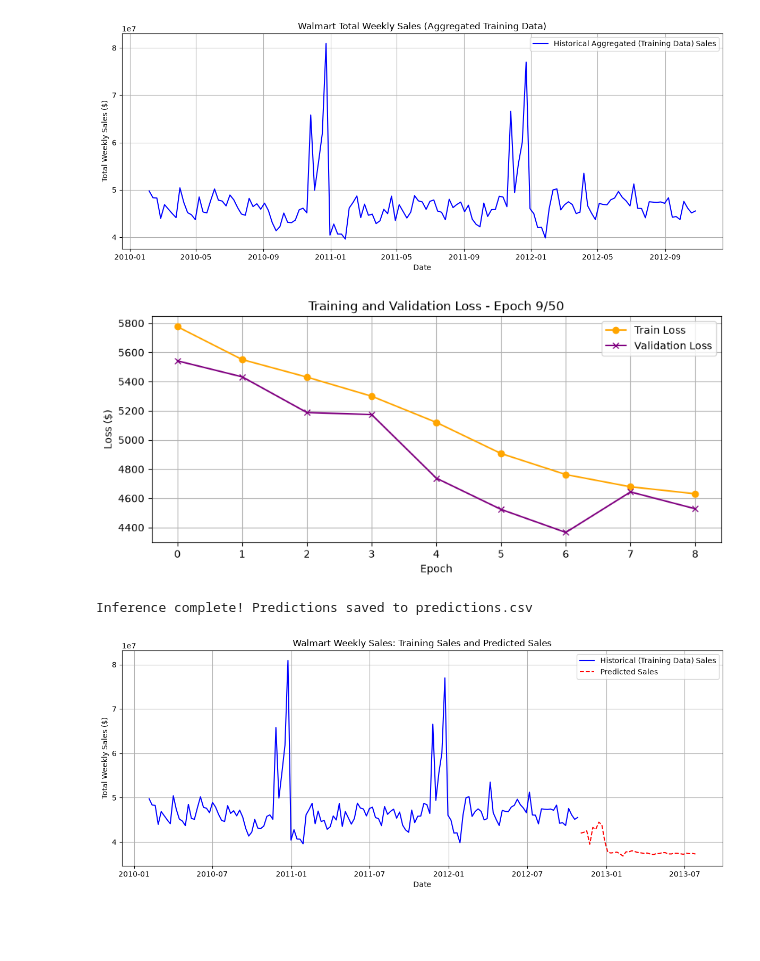
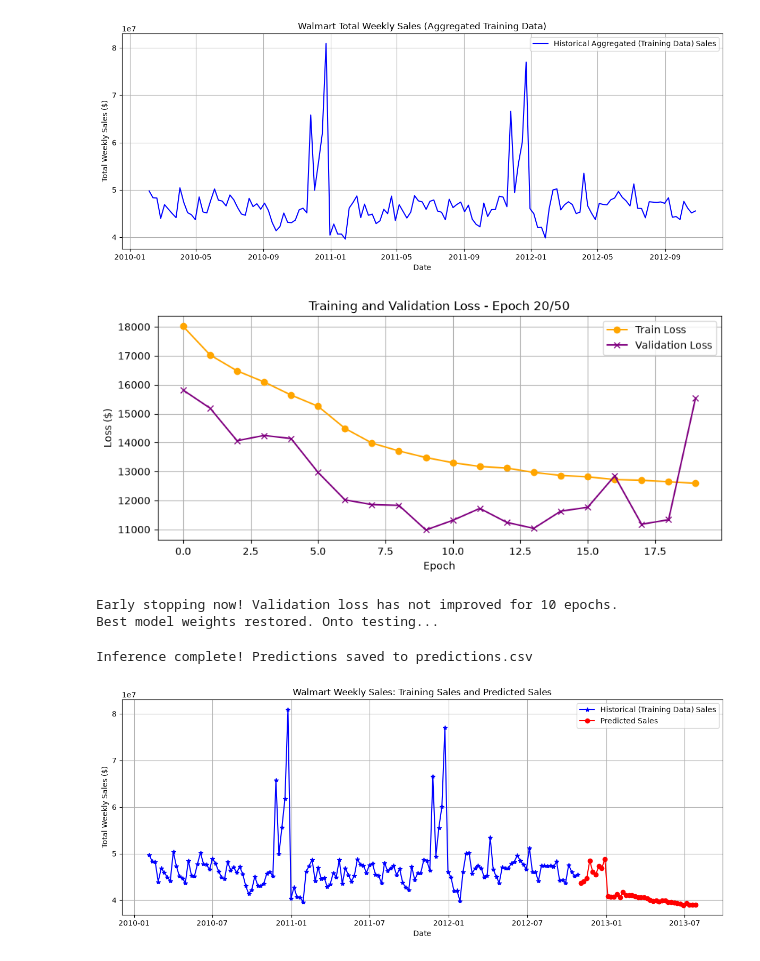
Before and after one commit to cruzas/showcase-time-series, a Jupyter notebook: notebooks/sales_forecasting.ipynb, the cells around one changed output. Drawn from its saved outputs; the diff is of its cells as text; code cells hidden in the pictures; blank space fills up the shorter version.

Commit message:
V0 of predictor. Much to improve - data processing, feature construction, etc.

```diff
--- a/notebooks/sales_forecasting.ipynb
+++ b/notebooks/sales_forecasting.ipynb
@@ -88,12 +88,12 @@ val_loader = DataLoader(val_set, batch_size=128, shuffle=False)
 model = SalesPredictor(x_train.shape[1])
 
 # Define the loss function and create the optimizer
-criterion = nn.HuberLoss(delta=1.0)
+criterion = nn.MSELoss()
 optimizer = optim.Adam(model.parameters(), lr=0.001) # For simplicity, using Adam as the optimizer.
 # %%
 # Training configurations.
 epochs = 50
-patience = 6 # Number of epochs to wait for early stopping.
+patience = 10 # Patience before early stopping.
 best_val_loss = float('inf')
 early_stopping_counter = 0
 
@@ -158,34 +158,36 @@ for epoch in range(epochs):
     ax.plot(val_losses_history, label='Validation Loss', color='purple', marker='x')
     ax.set_title(f'Training and Validation Loss - Epoch {epoch+1}/{epochs}')
     ax.set_xlabel('Epoch')
     ax.set_ylabel('Loss ($)')
     ax.legend()
     ax.grid(True)
     plt.draw()
     plt.pause(0.01)
 
     # Early stopping check
     if real_val_error < best_val_loss:
         best_val_loss = real_val_error
         early_stopping_counter = 0
         # Save the best weights
         torch.save(model.state_dict(), 'saved_weights/best_model.pth')
     else:
         early_stopping_counter += 1
 
     if early_stopping_counter >= patience:
         print(f"\nEarly stopping now! Validation loss has not improved for {patience} epochs.")
         break # terminate the training loop
 
 # Turn off interactive plot mode once training has concluded
 plt.ioff()
 plt.show()
 
 # Load the best model weights back in before testing inference.
 model.load_state_dict(torch.load('saved_weights/best_model.pth', weights_only=True))
 print("Best model weights restored. Onto testing...")
 # %% [output]
-[figure, old version]
+[figure, new version]
+Early stopping now! Validation loss has not improved for 10 epochs.
+Best model weights restored. Onto testing...
 # %%
 # Load and merge the test data.
 test_df = load_and_merge_data('data', is_test=True)
@@ -228,8 +230,8 @@ test_with_date['Predicted_Sales'] = real_predictions.flatten()
 test_agg = test_with_date.groupby('Date')['Predicted_Sales'].sum().reset_index()
 
 plt.figure(figsize=(12, 5))
-plt.plot(train_agg['Date'], train_agg['Weekly_Sales'], label='Historical (Training Data) Sales', color='blue')
-plt.plot(test_agg['Date'], test_agg['Predicted_Sales'], label='Predicted Sales', color='red', linestyle='--')
+plt.plot(train_agg['Date'], train_agg['Weekly_Sales'], label='Historical (Training Data) Sales', color='blue', marker="*")
+plt.plot(test_agg['Date'], test_agg['Predicted_Sales'], label='Predicted Sales', color='red', marker="o")
 plt.title('Walmart Weekly Sales: Training Sales and Predicted Sales')
 plt.xlabel('Date')
 plt.ylabel('Total Weekly Sales ($)')
@@ -239,4 +241,4 @@ plt.tight_layout()
 plt.show()
 # %% [output]
 Inference complete! Predictions saved to predictions.csv
-[figure, old version]
+[figure, new version]
```
Also changed, not shown: parts of 1 cell of this notebook, 1 other file.
